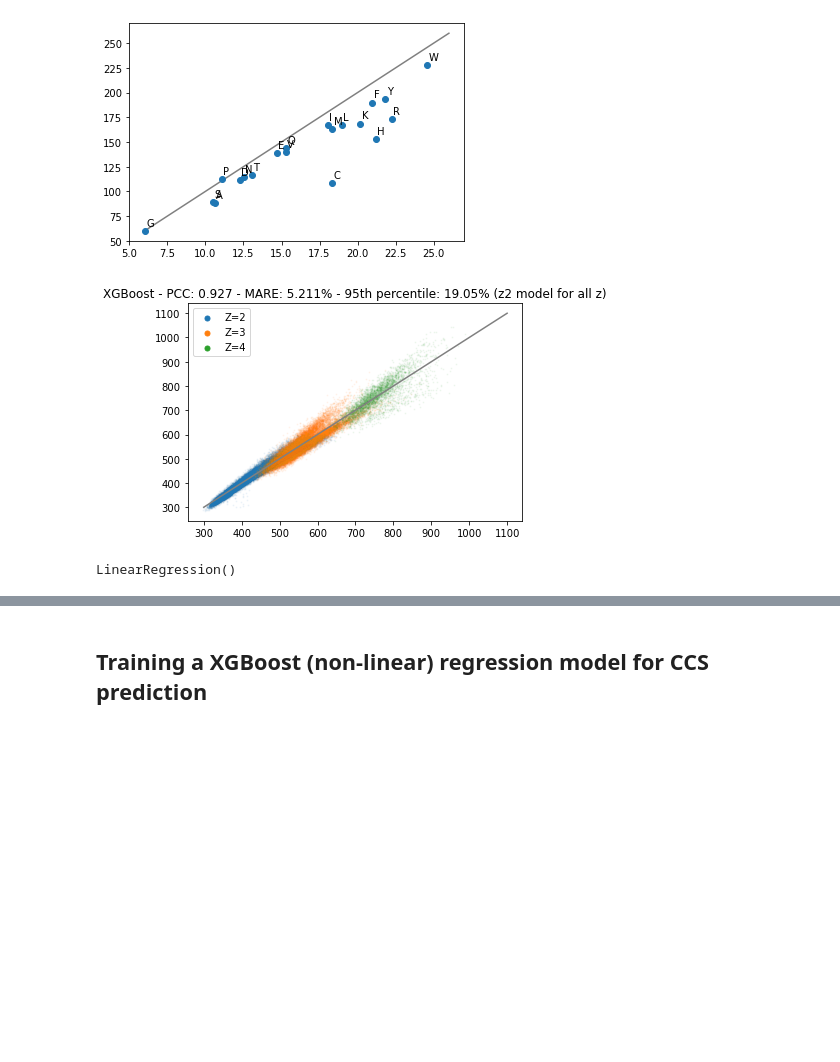
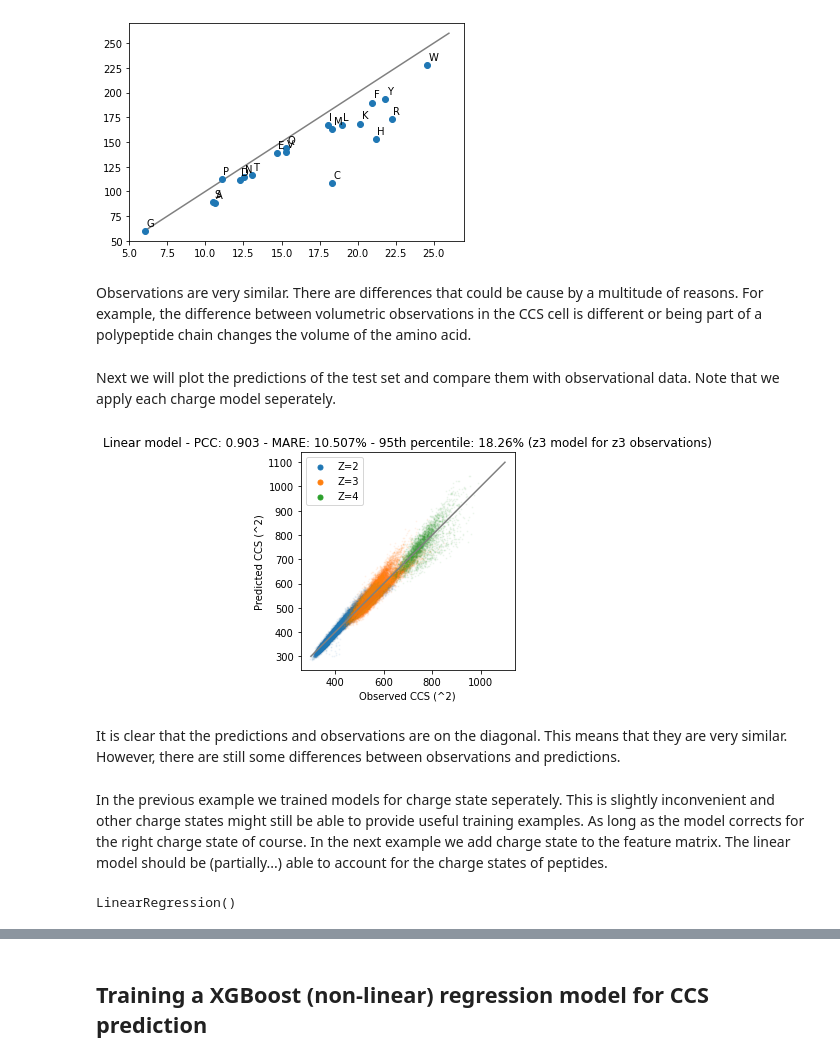
Before and after one commit to magnuspalmblad/IonMobility, a Jupyter notebook: datasets/Meier_IM_CCS/Tutorial.ipynb, the cells around one changed output, grey strips where cells are left out. Drawn from its saved outputs; the diff is of its cells as text; code cells hidden in the pictures; blank space fills up the shorter version.

```diff
--- a/datasets/Meier_IM_CCS/Tutorial.ipynb
+++ b/datasets/Meier_IM_CCS/Tutorial.ipynb
@@ -86,11 +88,7 @@ A fairly rudimentary technique is to use the volume of each amino acid and sum t
 # %%
 def to_predicted_ccs(row):
     vol_sum = sum([vol_dict[k]*v for k,v in row.to_dict().items()])
-    drift = -40.0 + 2.0 * vol_sum
-    ccs_est = 1.209 * vol_sum**(2.0 / 3.0)
-
-    return ccs_est
-
+    return vol_sum
 
 ccs_df["predicted_CCS_vol_based"] = X_matrix_count.apply(to_predicted_ccs,axis=1)
 # %% [markdown]
@@ -161,41 +197,85 @@ for v,x,y in zip(X_matrix_count.columns,linear_model_z2.coef_,[vol_dict[v] for v
 plt.show()
 # %% [output]
 [figure]
+# %% [markdown]
+Observations are very similar. There are differences that could be cause by a multitude of reasons. For example, the difference between volumetric observations in the CCS cell is different or being part of a polypeptide chain changes the volume of the amino acid.
+# %% [markdown]
+Next we will plot the predictions of the test set and compare them with observational data. Note that we apply each charge model seperately.
 # %%
-plt.scatter(linear_model_z2.predict(X=X_matrix_count_test.loc[ccs_df["Charge"]==2,:]),ccs_df_test.loc[ccs_df["Charge"]==2,"CCS"],alpha=0.05,s=1,label="Z=2")
-plt.scatter(linear_model_z3.predict(X=X_matrix_count_test.loc[ccs_df["Charge"]==3,:]),ccs_df_test.loc[ccs_df["Charge"]==3,"CCS"],alpha=0.05,s=1,label="Z=3")
-plt.scatter(linear_model_z4.predict(X=X_matrix_count_test.loc[ccs_df["Charge"]==4,:]),ccs_df_test.loc[ccs_df["Charge"]==4,"CCS"],alpha=0.05,s=1,label="Z=4")
+# Scatter plot the observations on the test set against the predictions on the same set (z=2)
+plt.scatter(
+    linear_model_z2.predict(X=X_matrix_count_test.loc[ccs_df["Charge"]==2,:]),
+    ccs_df_test.loc[ccs_df["Charge"]==2,"CCS"],
+    alpha=0.05,
+    s=1,
+    label="Z=2"
+)
 
+# Scatter plot the observations on the test set against the predictions on the same set (z=3)
+plt.scatter(
+    linear_model_z3.predict(X=X_matrix_count_test.loc[ccs_df["Charge"]==3,:]),
+    ccs_df_test.loc[ccs_df["Charge"]==3,"CCS"],
+    alpha=0.05,
+    s=1,
+    label="Z=3"
+)
+
+# Scatter plot the observations on the test set against the predictions on the same set (z=4)
+plt.scatter(
+    linear_model_z4.predict(X=X_matrix_count_test.loc[ccs_df["Charge"]==4,:]),
+    ccs_df_test.loc[ccs_df["Charge"]==4,"CCS"],
+    alpha=0.05,
+    s=1,
+    label="Z=4"
+)
+
+# Plot a diagonal the points should be one
 plt.plot([300,1100],[300,1100],c="grey")
 
+# Add a legend for the charge states
 legend = plt.legend()
 
+# Make sure the legend labels are visible and big enough
 for lh in legend.legendHandles:
     lh.set_sizes([25])
     lh.set_alpha(1)
 
-predictions = linear_model_z2.predict(X=X_matrix_count_test)
-mare = round(sum((abs(predictions-ccs_df_test.loc[:,"CCS"])/ccs_df_test.loc[:,"CCS"])*100)/len(predictions),3)
-pcc = round(pearsonr(predictions,ccs_df_test.loc[:,"CCS"])[0],3)
-perc_95 = round(np.percentile((abs(predictions-ccs_df_test.loc[:,"CCS"])/ccs_df_test.loc[:,"CCS"])*100,95),2)
+# Get the predictions and calculate performance metrics
+predictions = linear_model_z2.predict(X_matrix_count_test.loc[ccs_df["Charge"]==3,:])
+mare = round(sum((abs(predictions-ccs_df_test.loc[ccs_df["Charge"]==3,"CCS"])/ccs_df_test.loc[ccs_df["Charge"]==3,"CCS"])*100)/len(predictions),3)
+pcc = round(pearsonr(predictions,ccs_df_test.loc[ccs_df["Charge"]==3,"CCS"])[0],3)
+perc_95 = round(np.percentile((abs(predictions-ccs_df_test.loc[ccs_df["Charge"]==3,"CCS"])/ccs_df_test.loc[ccs_df["Charge"]==3,"CCS"])*100,95),2)
 
-plt.title(f"Linear model - PCC: {pcc} - MARE: {mare}% - 95th percentile: {perc_95}% (z2 model for all z)")
+plt.title(f"Linear model - PCC: {pcc} - MARE: {mare}% - 95th percentile: {perc_95}% (z3 model for z3 observations)")
+
+ax = plt.gca()
+ax.set_aspect('equal')
+
+plt.xlabel("Observed CCS (^2)")
+plt.ylabel("Predicted CCS (^2)")
 
 plt.show()
 # %% [output]
-[figure, old version]
+[figure, new version]
+# %% [markdown]
+It is clear that the predictions and observations are on the diagonal. This means that they are very similar. However, there are still some differences between observations and predictions.
+# %% [markdown]
+In the previous example we trained models for charge state seperately. This is slightly inconvenient and other charge states might still be able to provide useful training examples. As long as the model corrects for the right charge state of course. In the next example we add charge state to the feature matrix. The linear model should be (partially...) able to account for the charge states of peptides.
 # %%
+# Make a new copy of feature matrix and add charge as a feature
 X_matrix_count_charge_train = X_matrix_count_train.copy()
 X_matrix_count_charge_train["charge"] = ccs_df_train["Charge"]
 
 X_matrix_count_charge_test = X_matrix_count_test.copy()
 X_matrix_count_charge_test["charge"] = ccs_df_test["Charge"]
-# %% [output]
-LinearRegression()
 # %%
+# Fit the linear model, but this time with the charge as a feature
 linear_model = LinearRegression()
+
 linear_model.fit(
     X=X_matrix_count_charge_train,
     y=ccs_df_train.loc[:,"CCS"]
 )
+# %% [output]
+LinearRegression()
 # %%
```
Also changed, not shown: parts of 34 cells of this notebook.
